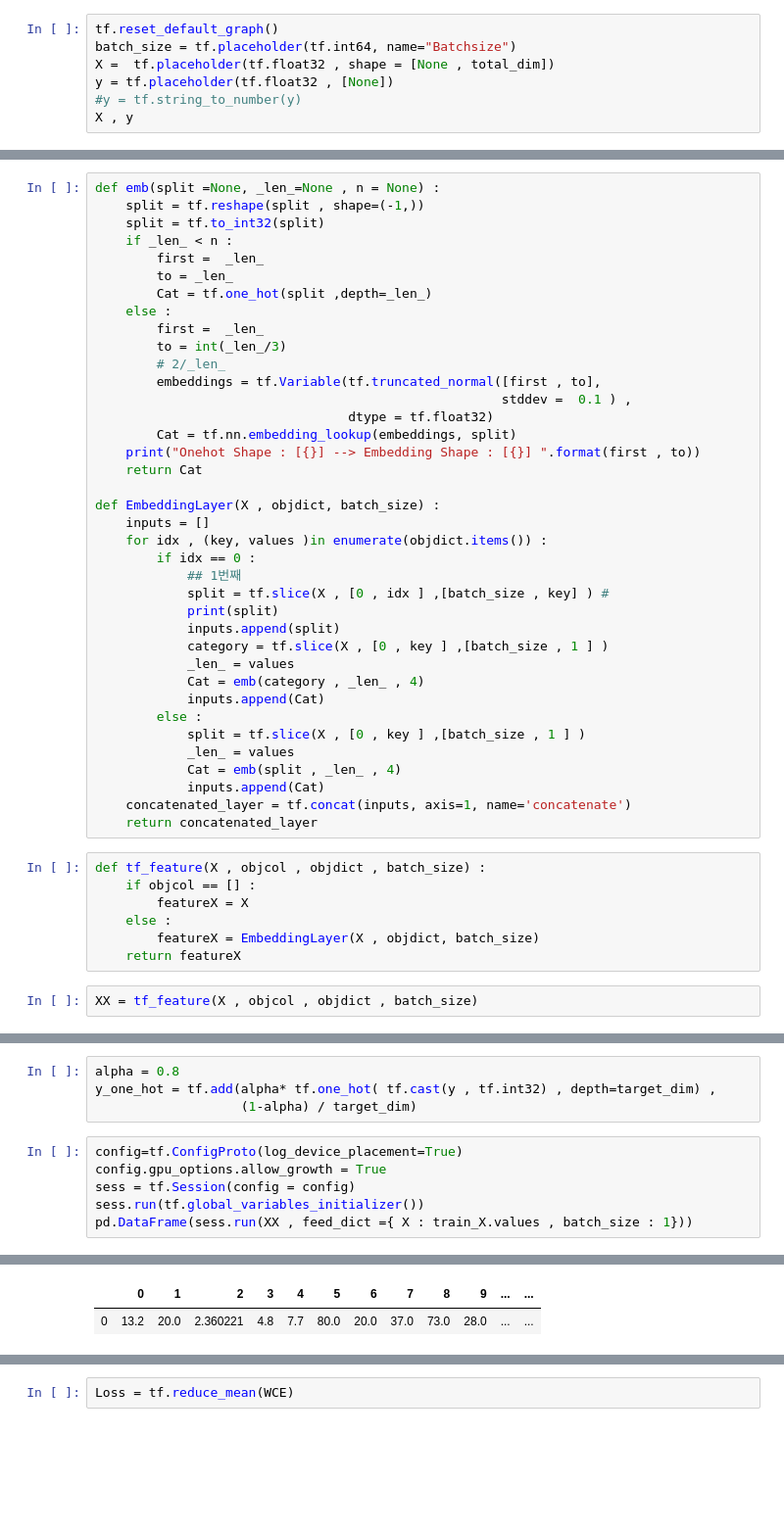
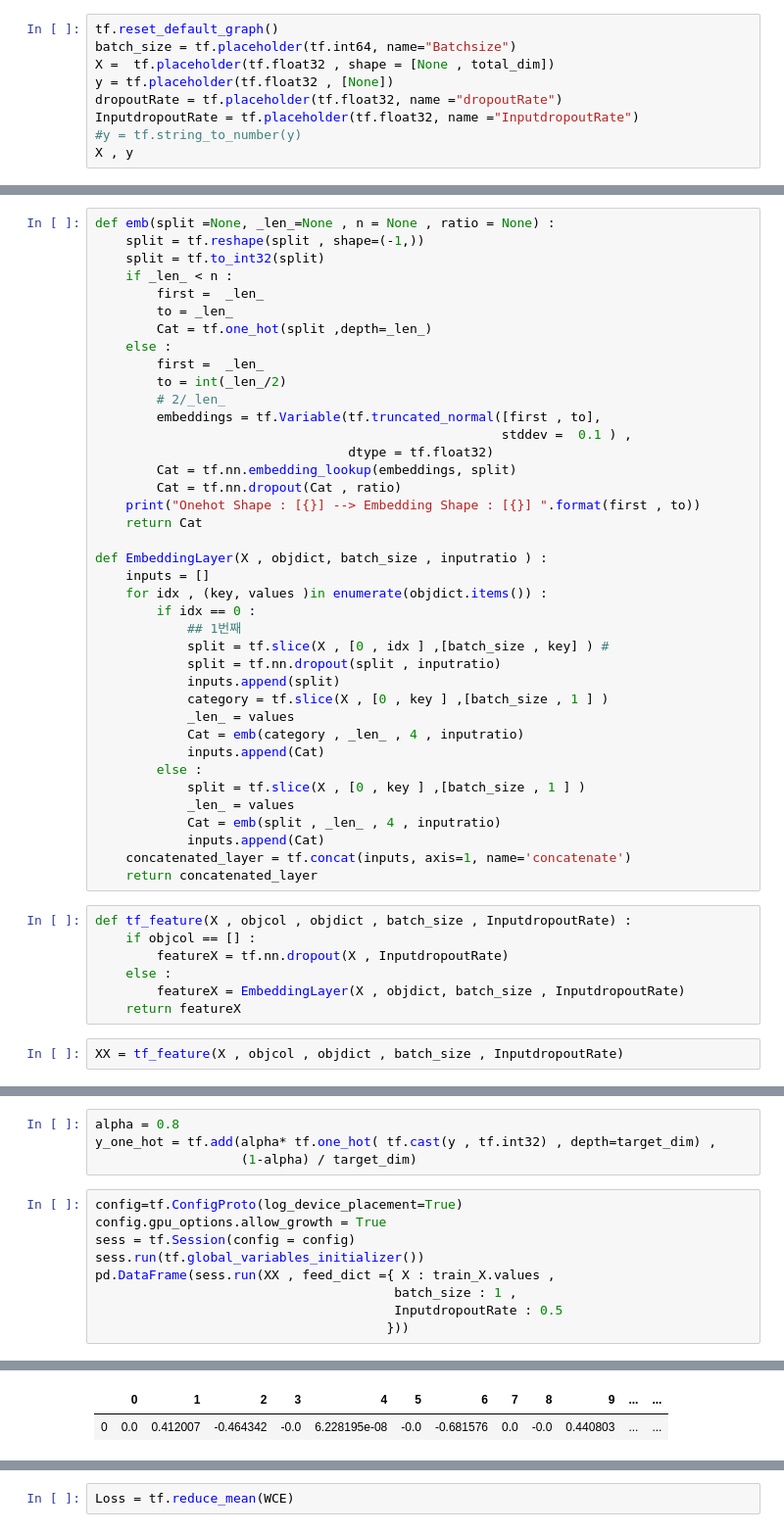
Before and after one commit to sungreong/TIL, a Jupyter notebook: FrameWork Tensorflow/Tensorflow Tabular Data Network(Embedding).ipynb, the cells around one changed output, grey strips where cells are left out. Shown at 98% size. Saved outputs shown, nothing was run; the diff lists cells and outputs as text; blank space fills up the shorter version.

```diff
--- a/FrameWork Tensorflow/Tensorflow Tabular Data Network(Embedding).ipynb
+++ b/FrameWork Tensorflow/Tensorflow Tabular Data Network(Embedding).ipynb
@@ -189,6 +185,8 @@ tf.reset_default_graph()
 batch_size = tf.placeholder(tf.int64, name="Batchsize")
 X =  tf.placeholder(tf.float32 , shape = [None , total_dim])
 y = tf.placeholder(tf.float32 , [None])
+dropoutRate = tf.placeholder(tf.float32, name ="dropoutRate")
+InputdropoutRate = tf.placeholder(tf.float32, name ="InputdropoutRate")
 #y = tf.string_to_number(y)
 X , y
 # %% [output]
@@ -211,5 +205,5 @@ Use `tf.cast` instead.
 # %%
-def emb(split =None, _len_=None , n = None) :
+def emb(split =None, _len_=None , n = None , ratio = None) :
     split = tf.reshape(split , shape=(-1,))
     split = tf.to_int32(split)
     if _len_ < n :
@@ -218,41 +212,42 @@ def emb(split =None, _len_=None , n = None) :
         Cat = tf.one_hot(split ,depth=_len_)
     else :
         first =  _len_
-        to = int(_len_/3)
+        to = int(_len_/2)
         # 2/_len_
         embeddings = tf.Variable(tf.truncated_normal([first , to],
                                                      stddev =  0.1 ) ,
                                  dtype = tf.float32)
         Cat = tf.nn.embedding_lookup(embeddings, split)
+        Cat = tf.nn.dropout(Cat , ratio)
     print("Onehot Shape : [{}] --> Embedding Shape : [{}] ".format(first , to))
     return Cat
 
-def EmbeddingLayer(X , objdict, batch_size) :
+def EmbeddingLayer(X , objdict, batch_size , inputratio ) :
     inputs = []
     for idx , (key, values )in enumerate(objdict.items()) :
         if idx == 0 :
             ## 1번째
             split = tf.slice(X , [0 , idx ] ,[batch_size , key] ) #
-            print(split)
+            split = tf.nn.dropout(split , inputratio)
             inputs.append(split)
             category = tf.slice(X , [0 , key ] ,[batch_size , 1 ] )
             _len_ = values
-            Cat = emb(category , _len_ , 4)
+            Cat = emb(category , _len_ , 4 , inputratio)
             inputs.append(Cat)
         else :
             split = tf.slice(X , [0 , key ] ,[batch_size , 1 ] )
             _len_ = values
-            Cat = emb(split , _len_ , 4)
+            Cat = emb(split , _len_ , 4 , inputratio)
             inputs.append(Cat)
     concatenated_layer = tf.concat(inputs, axis=1, name='concatenate')
     return concatenated_layer
 # %%
-def tf_feature(X , objcol , objdict , batch_size) :
+def tf_feature(X , objcol , objdict , batch_size , InputdropoutRate) :
     if objcol == [] :
-        featureX = X
+        featureX = tf.nn.dropout(X , InputdropoutRate)
     else :
-        featureX = EmbeddingLayer(X , objdict, batch_size)
+        featureX = EmbeddingLayer(X , objdict, batch_size , InputdropoutRate)
     return featureX
 # %%
-XX = tf_feature(X , objcol , objdict , batch_size)
+XX = tf_feature(X , objcol , objdict , batch_size , InputdropoutRate)
 # %% [output]
@@ -345,15 +350,18 @@ y_one_hot = tf.add(alpha* tf.one_hot( tf.cast(y , tf.int32) , depth=target_dim)
 # %%
 config=tf.ConfigProto(log_device_placement=True)
 config.gpu_options.allow_growth = True
 sess = tf.Session(config = config)
 sess.run(tf.global_variables_initializer())
-pd.DataFrame(sess.run(XX , feed_dict ={ X : train_X.values , batch_size : 1}))
+pd.DataFrame(sess.run(XX , feed_dict ={ X : train_X.values ,
+                                       batch_size : 1 ,
+                                       InputdropoutRate : 0.5
+                                      }))
 # %% [output]
 Device mapping:
 /job:localhost/replica:0/task:0/device:XLA_CPU:0 -> device: XLA_CPU device
 /job:localhost/replica:0/task:0/device:XLA_GPU:0 -> device: XLA_GPU device
 /job:localhost/replica:0/task:0/device:XLA_GPU:1 -> device: XLA_GPU device
 /job:localhost/replica:0/task:0/device:GPU:0 -> device: 0, name: TITAN X (Pascal), pci bus id: 0000:03:00.0, compute capability: 6.1
 /job:localhost/replica:0/task:0/device:GPU:1 -> device: 1, name: TITAN X (Pascal), pci bus id: 0000:04:00.0, compute capability: 6.1
 |  | 0 | 1 | 2 | 3 | 4 | 5 | 6 | 7 | 8 | 9 | ... | ... |
-| 0 | 13.2 | 20.0 | 2.360221 | 4.8 | 7.7 | 80.0 | 20.0 | 37.0 | 73.0 | 28.0 | ... | ... |
+| 0 | 0.0 | 0.412007 | -0.464342 | -0.0 | 6.228195e-08 | -0.0 | -0.681576 | 0.0 | -0.0 | 0.440803 | ... | ... |
```
Also changed, not shown: parts of 17 cells of this notebook.
